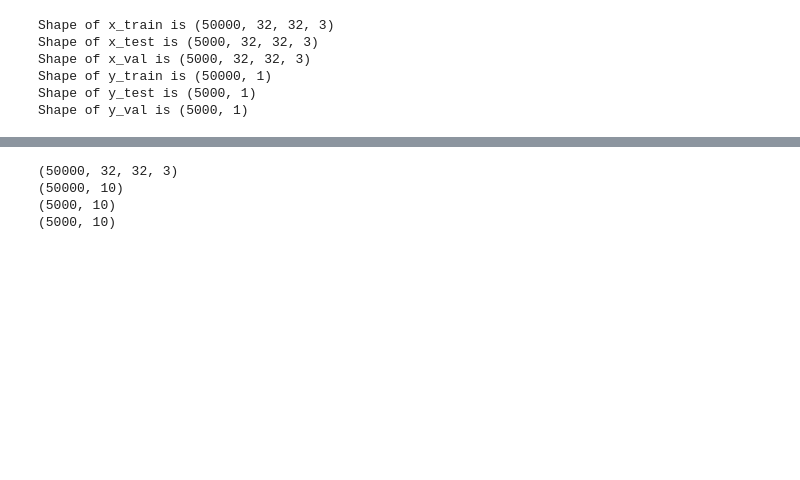
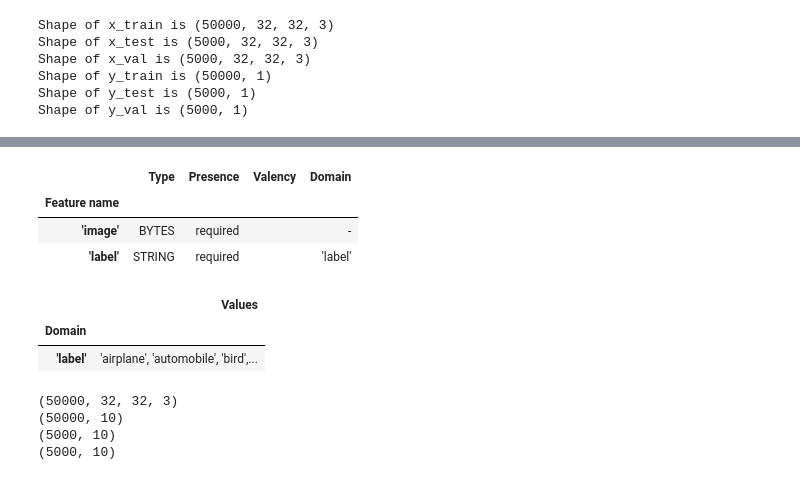
Before and after one commit to fekihatem11/CIFAR-10-CNN-FLASK-Deployment-main, a Jupyter notebook: CIFAR_10.ipynb, the cells around one changed output, grey strips where cells are left out. Drawn from its saved outputs; the diff is of its cells as text; code cells hidden in the pictures; blank space fills up the shorter version.

```diff
--- a/CIFAR_10.ipynb
+++ b/CIFAR_10.ipynb
@@ -160,0 +124,23 @@ AttributeError: module 'tensorflow' has no attribute 'train'
+# %%
+
+
+
+def serialize_image(image):
+    return image.tobytes()
+
+def to_dataframe(x, y):
+    y = y.flatten()
+    labels = [data.class_names for label in y]
+    serialized_images = [serialize_image(img) for img in x]
+    df = pd.DataFrame({'image': serialized_images, 'label': labels})
+    return df
+
+train_df = to_dataframe(data.x_train, data.y_train)
+
+stats_options = tfdv.StatsOptions(
+    enable_semantic_domain_stats=True
+)
+
+# Generate statistics from the DataFrame
+train_stats = tfdv.generate_statistics_from_dataframe(train_df, stats_options)
+tfdv.visualize_statistics(train_stats)
@@ -161,3 +149,14 @@ AttributeError: module 'tensorflow' has no attribute 'train'
+# %%
+schema = tfdv.infer_schema(train_stats)
+tfdv.display_schema(schema)
+# %% [output]
+|  | Type | Presence | Valency | Domain |
+| Feature name |  |  |  |  |
+| 'image' | BYTES | required |  | - |
+| 'label' | STRING | required |  | 'label' |
+|  | Values |
+| Domain |  |
+| 'label' | 'airplane', 'automobile', 'bird',... |
 # %%
 
 
```
Also changed, not shown: parts of 11 cells of this notebook, 3 other files.
